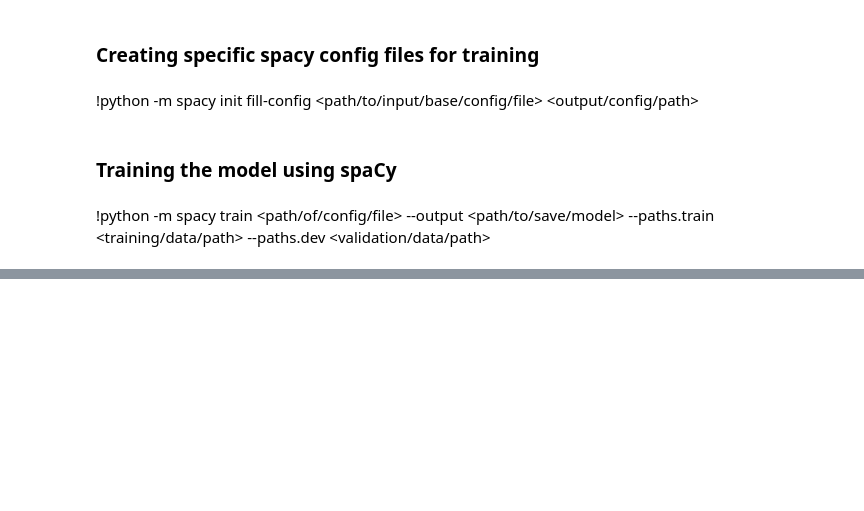
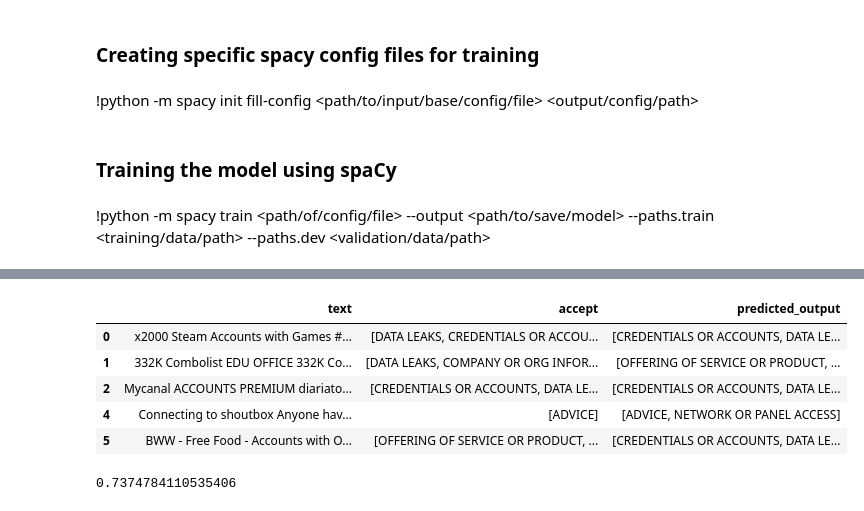
Before and after one commit to Cupofteea/RDAI-ANLP, a Jupyter notebook: spacy_transformers.ipynb, the cells around one changed output, grey strips where cells are left out. Drawn from its saved outputs; the diff is of its cells as text; code cells hidden in the pictures; blank space fills up the shorter version.

```diff
--- a/spacy_transformers.ipynb
+++ b/spacy_transformers.ipynb
@@ -178,0 +353,13 @@ print(standardize_tags(doc, 0.9))
+# %%
+test_df.head()
+# %% [output]
+|  | text | accept | predicted_output |
+| 0 | x2000 Steam Accounts with Games #... | [DATA LEAKS, CREDENTIALS OR ACCOU... | [CREDENTIALS OR ACCOUNTS, DATA LE... |
+| 1 | 332K Combolist EDU OFFICE 332K Co... | [DATA LEAKS, COMPANY OR ORG INFOR... | [OFFERING OF SERVICE OR PRODUCT, ... |
+| 2 | Mycanal ACCOUNTS PREMIUM diariato... | [CREDENTIALS OR ACCOUNTS, DATA LE... | [CREDENTIALS OR ACCOUNTS, DATA LE... |
+| 4 | Connecting to shoutbox Anyone hav... | [ADVICE] | [ADVICE, NETWORK OR PANEL ACCESS] |
+| 5 | BWW - Free Food - Accounts with O... | [OFFERING OF SERVICE OR PRODUCT, ... | [CREDENTIALS OR ACCOUNTS, DATA LE... |
+# %%
+print(f1)
+# %% [output]
+0.7374784110535406
```
Also changed, not shown: parts of 33 cells of this notebook, 2 other files.
